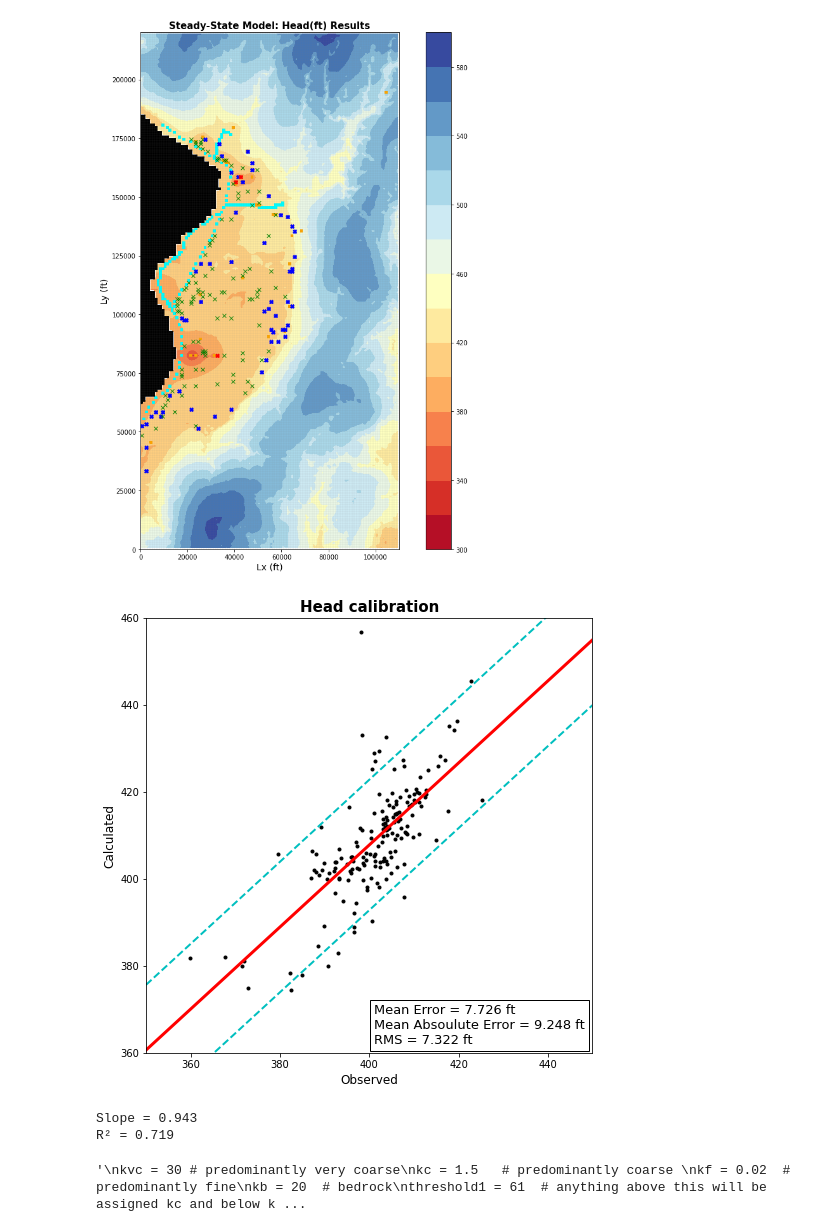
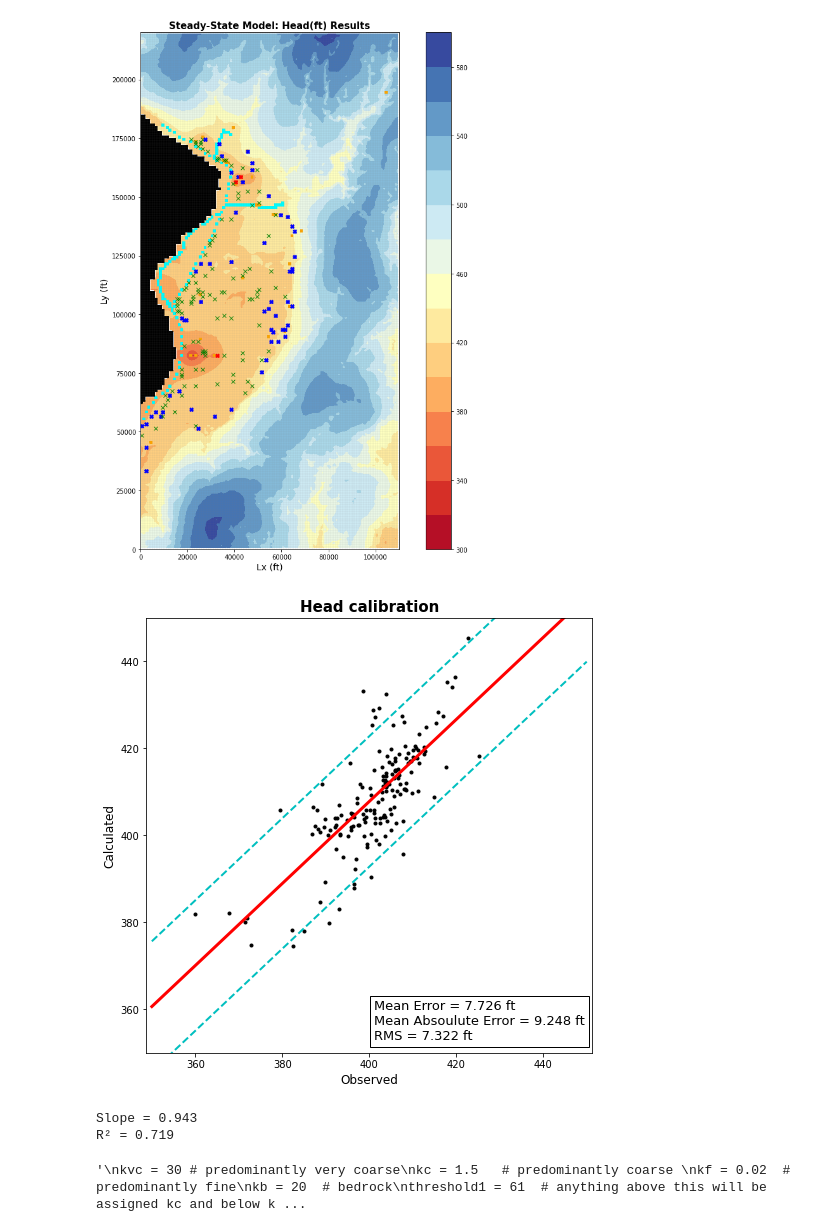
Before and after one commit to Firas-95/GEO572-Project-E.St.Louis, a Jupyter notebook: ESL_model_v2.7.ipynb, the cells around one changed output. Saved outputs shown, nothing was run; the diff lists cells and outputs as text; code cells hidden in the pictures.

```diff
--- a/ESL_model_v2.7.ipynb
+++ b/ESL_model_v2.7.ipynb
@@ -888,37 +888,37 @@ def linline(x, a, b):
 para, conv = spo.curve_fit(linline, dfhisthead["y1995"],dfhisthead["model"])
 # z = np.polyfit(dfhisthead["y1995"],dfhisthead["model"], 1,conv=True)
 correlation = np.corrcoef(dfhisthead["y1995"],dfhisthead["model"])[0,1]
 
 ''' computation of ME, MAE, RMS '''
 error = dfhisthead['model'] - dfhisthead['y1995'] # Error value at each one of the points
 ME = np.mean(error)               # calculating the mean error
 MAE = np.mean(np.absolute(error)) # calculating the mean absolute error
 y = linline(dfhisthead['model'],para[0],para[1])
 RMS = np.sqrt(np.mean((dfhisthead['model'] - y)**2))  # Calculating Root Mean Squared error
 
 xx = np.linspace(350,450,90)
 yy = linline(xx,para[0],para[1])
 
 "Create the calibration plot."
 plt.figure(figsize=[8,8],facecolor="white")
 plt.plot(dfhisthead["y1995"],dfhisthead["model"],'.k',markersize=6)
 plt.xlabel('Observed',fontsize=12)
 plt.ylabel('Calculated',fontsize=12)
-#plt.axis("equal")
+plt.axis("equal")
 plt.title('Head calibration',fontsize=15,fontweight='bold')
 
 plt.plot(xx, yy, '-r', linewidth=3)
 plt.plot(xx, yy+15, '--c', linewidth=2)
 plt.plot(xx, yy-15, '--c', linewidth=2)
-plt.text(401, 362, 'Mean Error = {} ft\nMean Absoulute Error = {} ft\nRMS = {} ft'.format(round(ME, 3), round(MAE, 3), round(RMS,3))
+plt.text(401, 353, 'Mean Error = {} ft\nMean Absoulute Error = {} ft\nRMS = {} ft'.format(round(ME, 3), round(MAE, 3), round(RMS,3))
           , fontsize=13, bbox=dict(facecolor='white', alpha=1))
 plt.xlim(xx[0], xx[-1])
-plt.ylim(360, 460)
+plt.ylim(xx[0], xx[-1])
 plt.show()
 
 print("Slope =",round(para[1], 3),"\nR² =", round(correlation,3))
 # %% [output]
-[figure, old version]
+[figure, new version]
 Slope = 0.943
 R² = 0.719
 # %%
```
Also changed, not shown: parts of 2 cells of this notebook.
